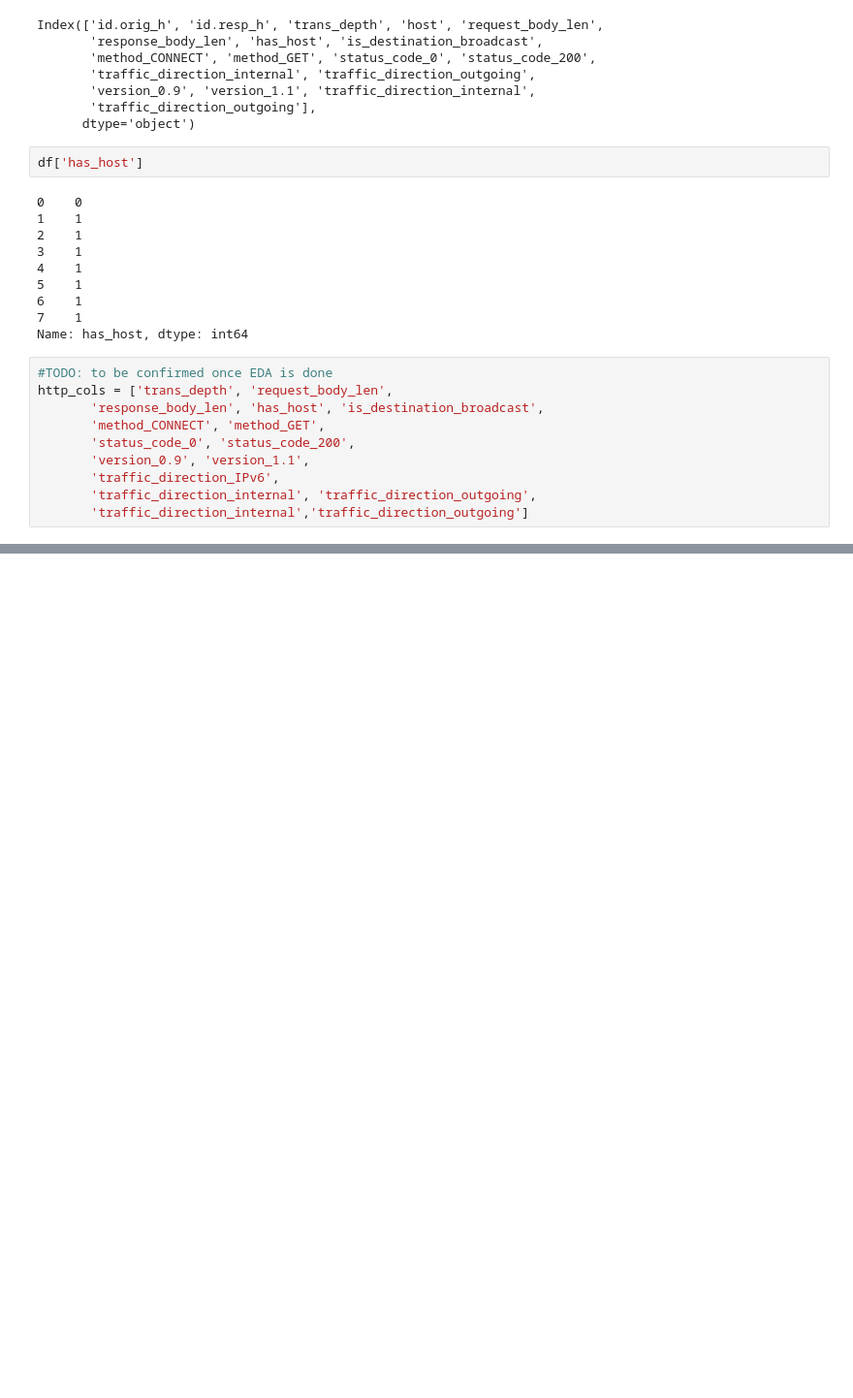
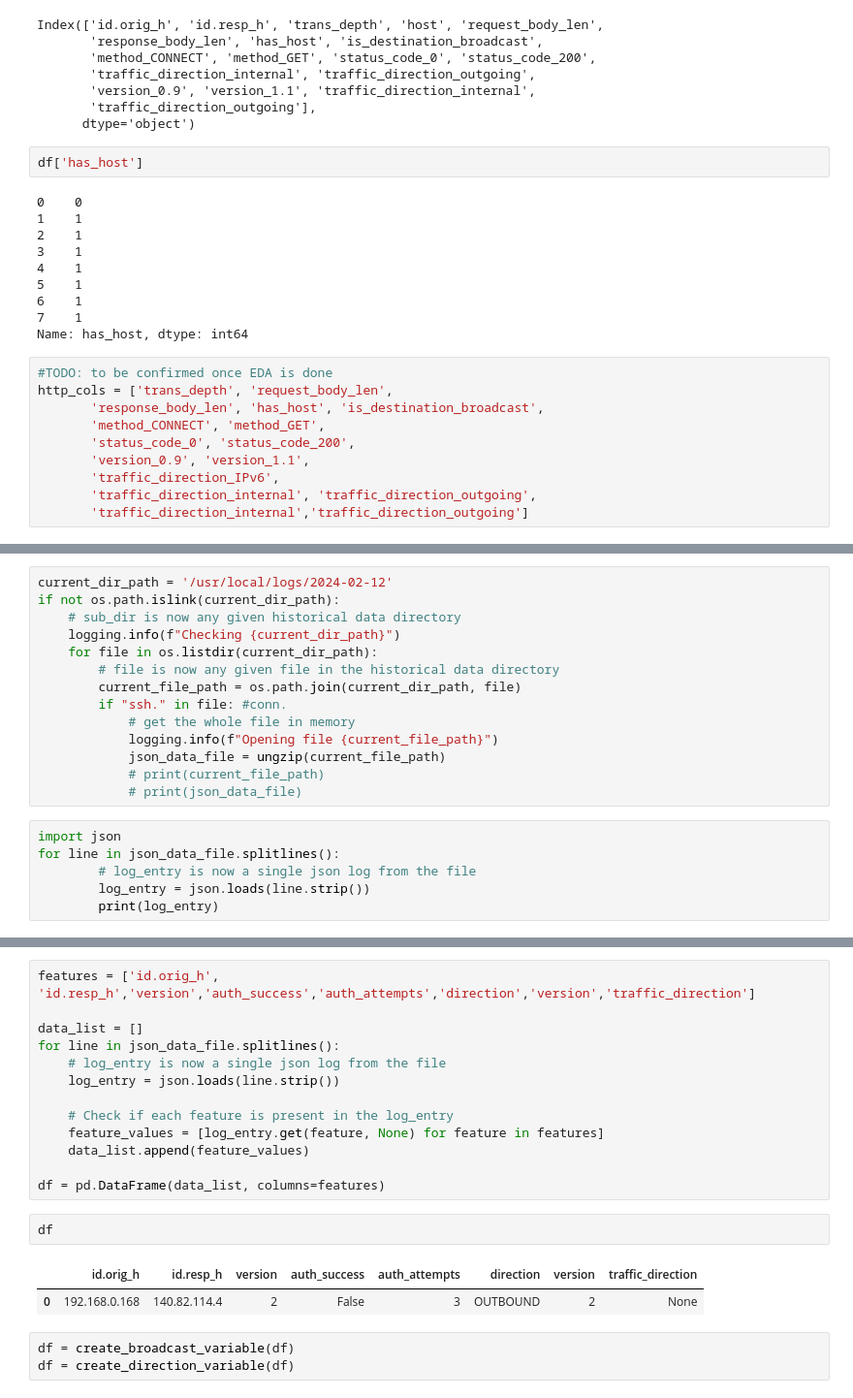
Before and after one commit to NYU-HSRN-Network-Data-Science-Group/AutoZeekWatch, a Jupyter notebook: NIDS/zoe_eda.ipynb, the cells around one changed output, grey strips where cells are left out. Shown at 97% size. Cells and saved outputs as stored; diff of their text form; blank space fills up the shorter version.

```diff
--- a/NIDS/zoe_eda.ipynb
+++ b/NIDS/zoe_eda.ipynb
@@ -1482,0 +1485,20 @@ http_cols = ['trans_depth', 'request_body_len',
+# %%
+current_dir_path = '/usr/local/logs/2024-02-12'
+if not os.path.islink(current_dir_path):
+    # sub_dir is now any given historical data directory
+    logging.info(f"Checking {current_dir_path}")
+    for file in os.listdir(current_dir_path):
+        # file is now any given file in the historical data directory
+        current_file_path = os.path.join(current_dir_path, file)
+        if "ssh." in file: #conn.
+            # get the whole file in memory
+            logging.info(f"Opening file {current_file_path}")
+            json_data_file = ungzip(current_file_path)
+            # print(current_file_path)
+            # print(json_data_file)
+# %%
+import json
+for line in json_data_file.splitlines():
+        # log_entry is now a single json log from the file
+        log_entry = json.loads(line.strip())
+        print(log_entry)
@@ -1482,0 +1591,21 @@ http_cols = ['trans_depth', 'request_body_len',
+# %%
+features = ['id.orig_h', 'id.resp_h','version','auth_success','auth_attempts','direction','version','traffic_direction']
+
+data_list = []
+for line in json_data_file.splitlines():
+    # log_entry is now a single json log from the file
+    log_entry = json.loads(line.strip())
+
+    # Check if each feature is present in the log_entry
+    feature_values = [log_entry.get(feature, None) for feature in features]
+    data_list.append(feature_values)
+
+df = pd.DataFrame(data_list, columns=features)
+# %%
+df
+# %% [output]
+|  | id.orig_h | id.resp_h | version | auth_success | auth_attempts | direction | version | traffic_direction |
+| 0 | 192.168.0.168 | 140.82.114.4 | 2 | False | 3 | OUTBOUND | 2 | None |
+# %%
+df = create_broadcast_variable(df)
+df = create_direction_variable(df)
```
Also changed, not shown: parts of 7 cells of this notebook, 1 other file.
